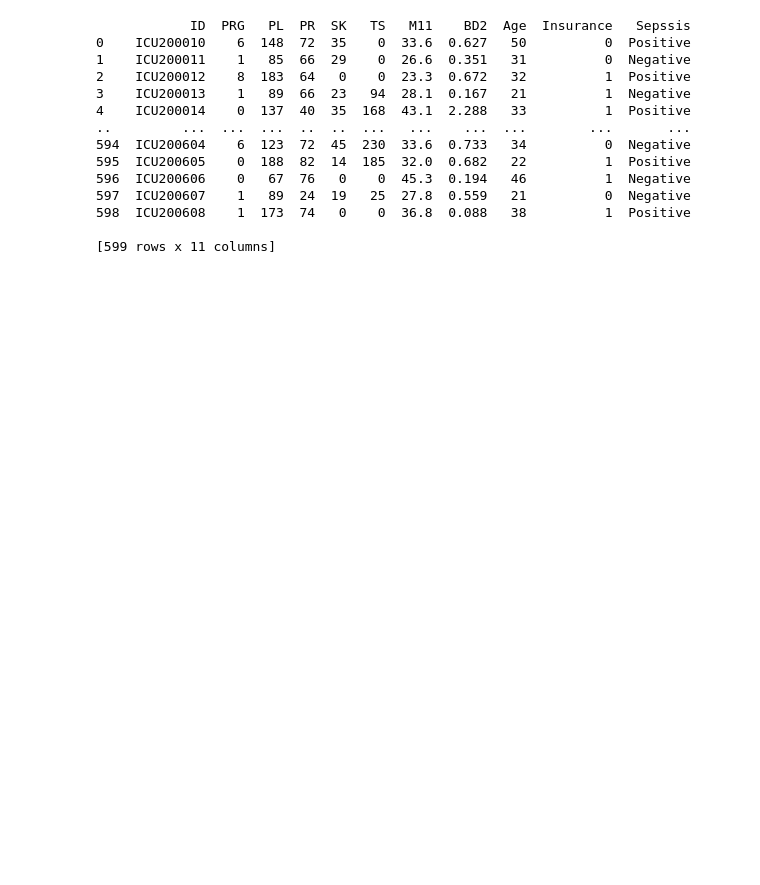
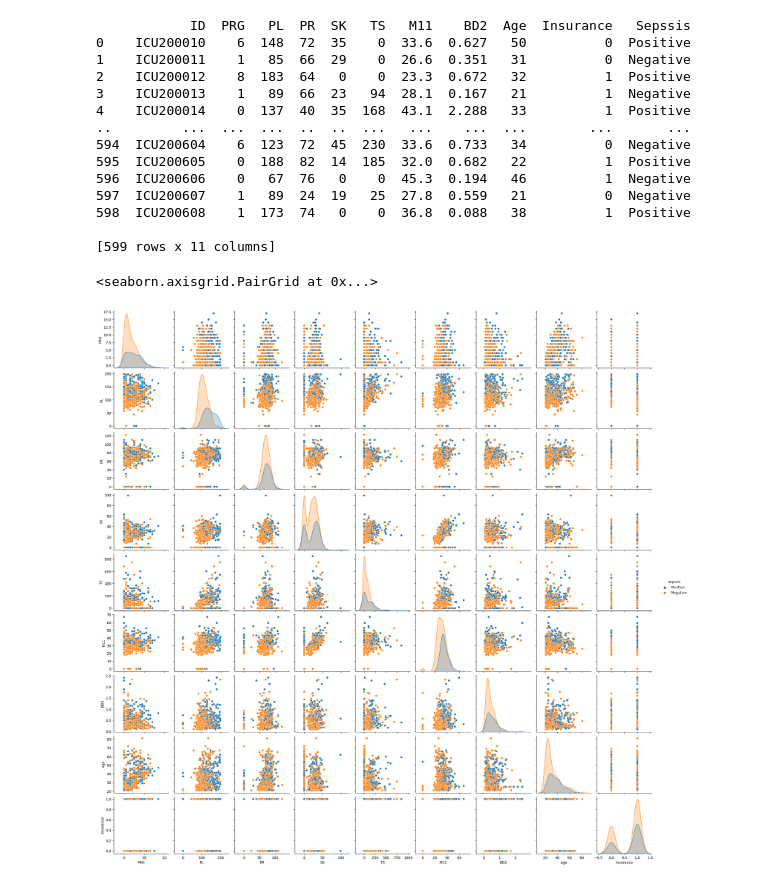
Before and after one commit to ICollaps/Projet_Annuel, a Jupyter notebook: model/exploratory.ipynb, the cells around one changed output. Cells and saved outputs as stored; diff of their text form; code cells hidden in the pictures; blank space fills up the shorter version.

```diff
--- a/model/exploratory.ipynb
+++ b/model/exploratory.ipynb
@@ -20,3 +21,8 @@ print(data)
 598  ICU200608    1  173  74   0    0  36.8  0.088   38          1  Positive
 
 [599 rows x 11 columns]
+# %%
+sns.pairplot(data, hue="Sepssis")
+# %% [output]
+<seaborn.axisgrid.PairGrid at 0x...>
+[figure, added]
```
Also changed, not shown: parts of 1 cell of this notebook.
